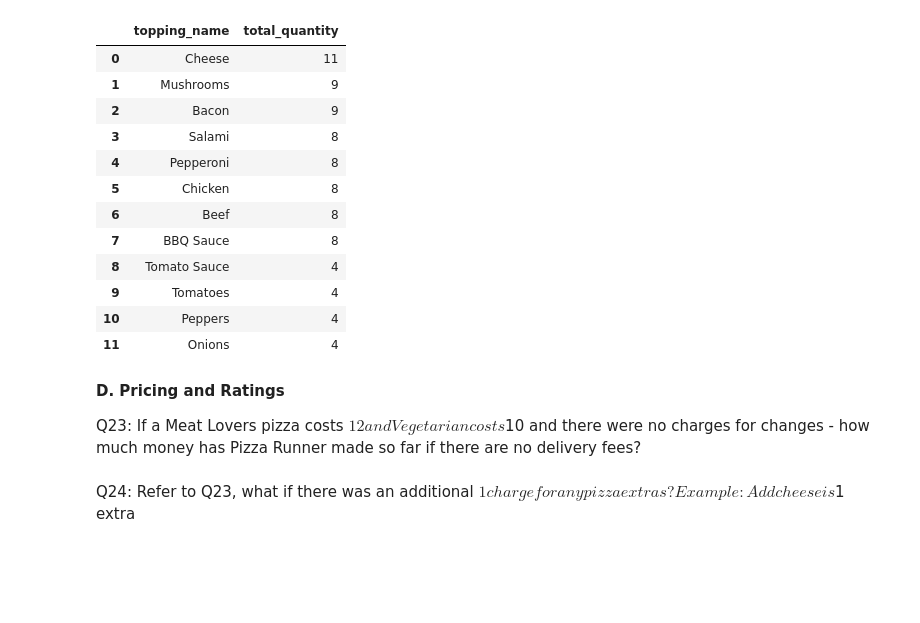
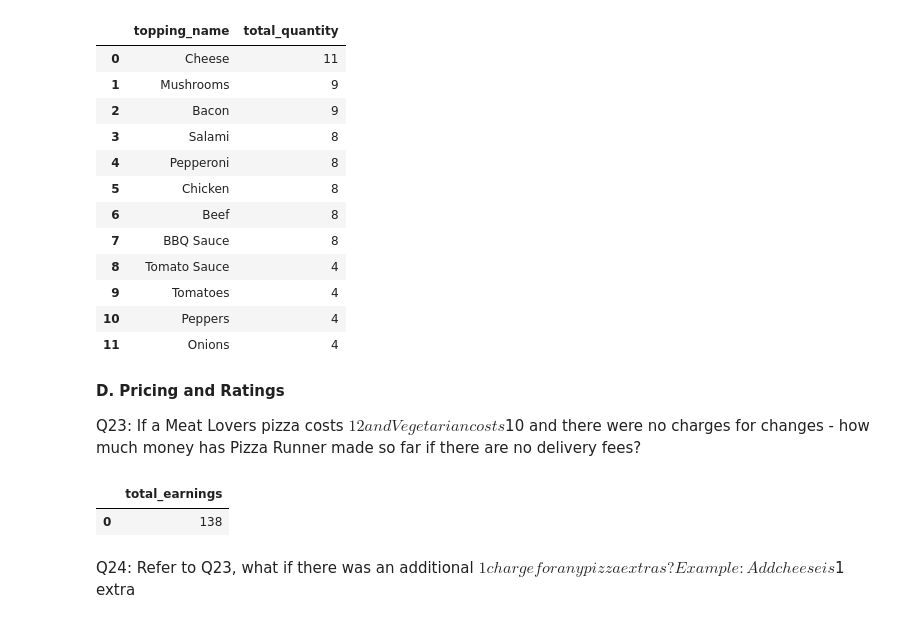
Before and after one commit to 20100215/8_Week_SQL_Challenge, a Jupyter notebook: Week 2 (Pizza Runner)/week2.ipynb, the cells around one changed output. Cells and saved outputs as stored; diff of their text form; code cells hidden in the pictures; blank space fills up the shorter version.

```diff
--- a/Week 2 (Pizza Runner)/week2.ipynb
+++ b/Week 2 (Pizza Runner)/week2.ipynb
@@ -814,5 +816,23 @@ query("""
 **D. Pricing and Ratings**
 
 Q23: If a Meat Lovers pizza costs $12 and Vegetarian costs $10 and there were no charges for changes - how much money has Pizza Runner made so far if there are no delivery fees?
+# %%
+query("""
+    SELECT
+        SUM(CASE
+            WHEN co.pizza_id = 1 THEN 12
+            WHEN co.pizza_id = 2 THEN 10
+            ELSE 0 END
+            ) AS total_earnings
+    FROM
+        customer_orders_clean co
+        INNER JOIN runner_orders_clean ro
+            ON co.order_id = ro.order_id
+    WHERE
+        ro.distance <> 0
+""")
+# %% [output]
+|  | total_earnings |
+| 0 | 138 |
 # %% [markdown]
 Q24: Refer to Q23, what if there was an additional $1 charge for any pizza extras? Example: Add cheese is $1 extra
```
Also changed, not shown: parts of 5 cells of this notebook.
